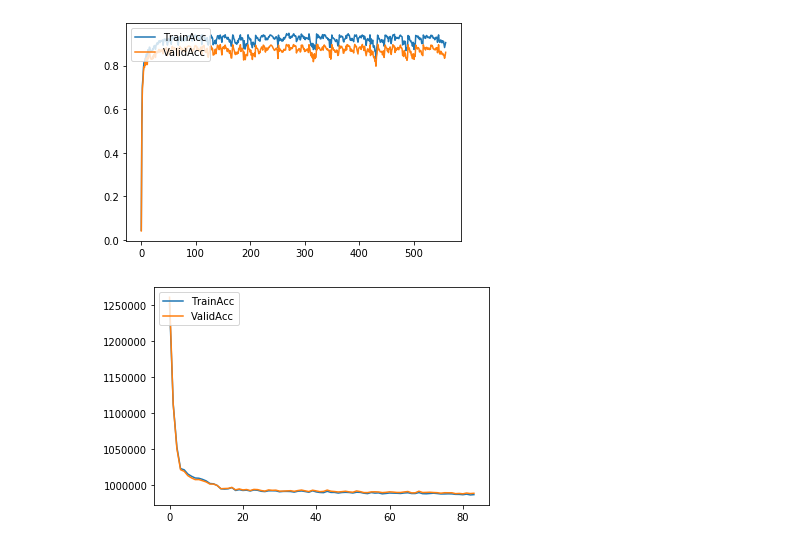
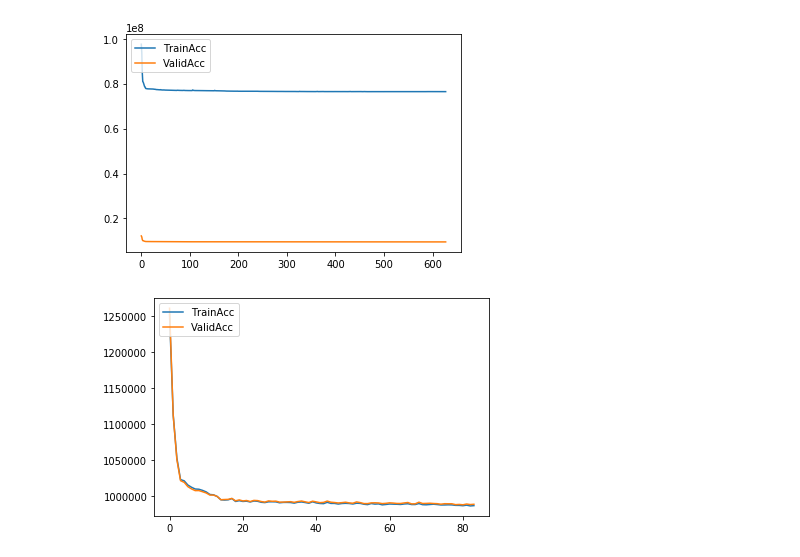
Before and after one commit to Saadmaghani/urfp-hab-plankton, a Jupyter notebook: plot Train Validation .ipynb, the cells around one changed output. Saved outputs shown, nothing was run; the diff lists cells and outputs as text; code cells hidden in the pictures.

```diff
--- a/plot Train Validation .ipynb
+++ b/plot Train Validation .ipynb
@@ -1,13 +1,13 @@
 # %%
 from metrics import load_json_from_file, Metrics
 # %%
-vae_10_120 = load_json_from_file("stats/stats-N_Parallel_Models_1.0-4.2_BS=128.json")
+vae_10_120 = load_json_from_file("stats/stats-CNN_VAE_1.7-12.6.json")
 del vae_10_120['Time']
 del vae_10_120['Epochs']
 del vae_10_120['TestAcc']
 Metrics.plot_series(vae_10_120)
 # %% [output]
-[figure, old version]
+[figure, new version]
 # %%
 vae_10_120 = load_json_from_file("stats/stats-VAE_1.0-12.0.json")
 del vae_10_120['Time']
```
Also changed, not shown: 11 other files.
